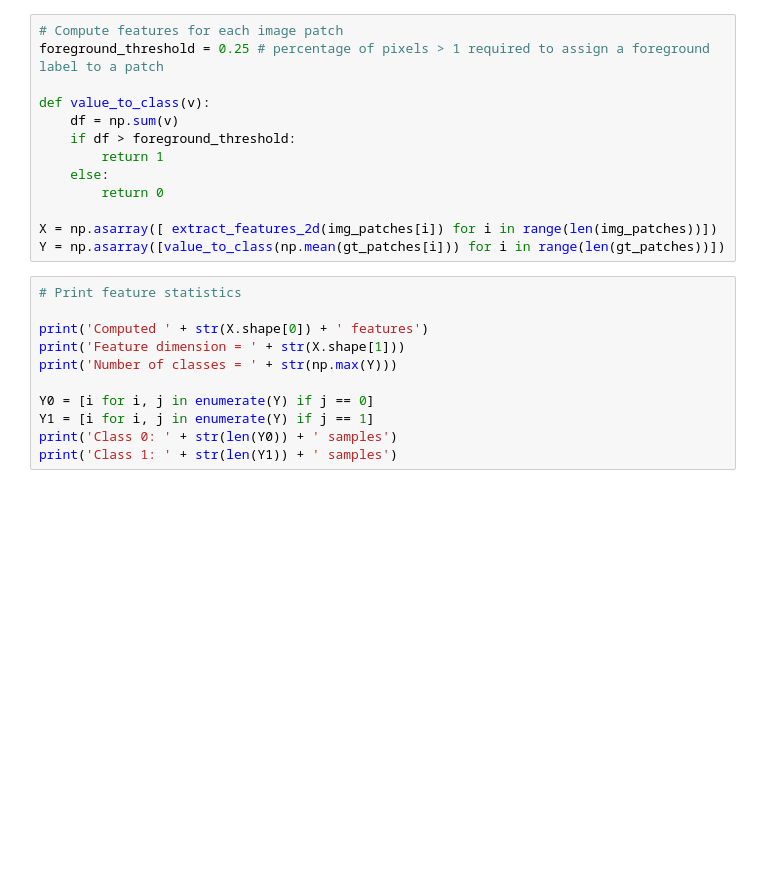
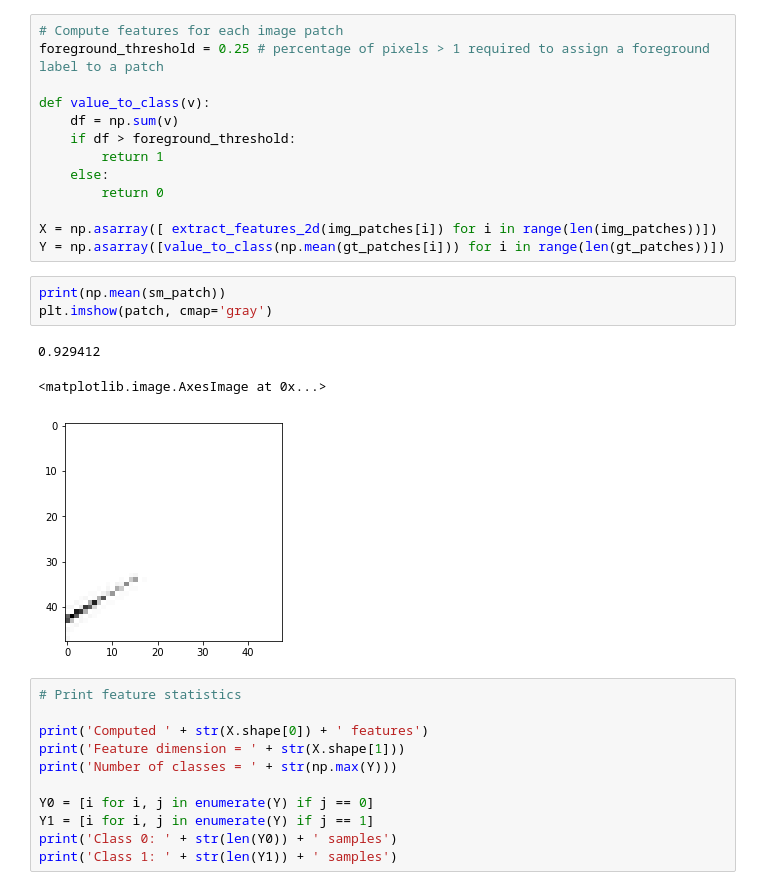
Before and after one commit to romainAA/ML_Project2, a Jupyter notebook: notebooks/segment_aerial_images.ipynb, the cells around one changed output. Saved outputs shown, nothing was run; the diff lists cells and outputs as text; blank space fills up the shorter version.

```diff
--- a/notebooks/segment_aerial_images.ipynb
+++ b/notebooks/segment_aerial_images.ipynb
@@ -124,6 +125,13 @@ def value_to_class(v):
 
 X = np.asarray([ extract_features_2d(img_patches[i]) for i in range(len(img_patches))])
 Y = np.asarray([value_to_class(np.mean(gt_patches[i])) for i in range(len(gt_patches))])
+# %%
+print(np.mean(sm_patch))
+plt.imshow(patch, cmap='gray')
+# %% [output]
+0.929412
+<matplotlib.image.AxesImage at 0x...>
+[figure, added]
 # %%
 # Print feature statistics
 
```
Also changed, not shown: parts of 1 cell of this notebook, 6 other files.
